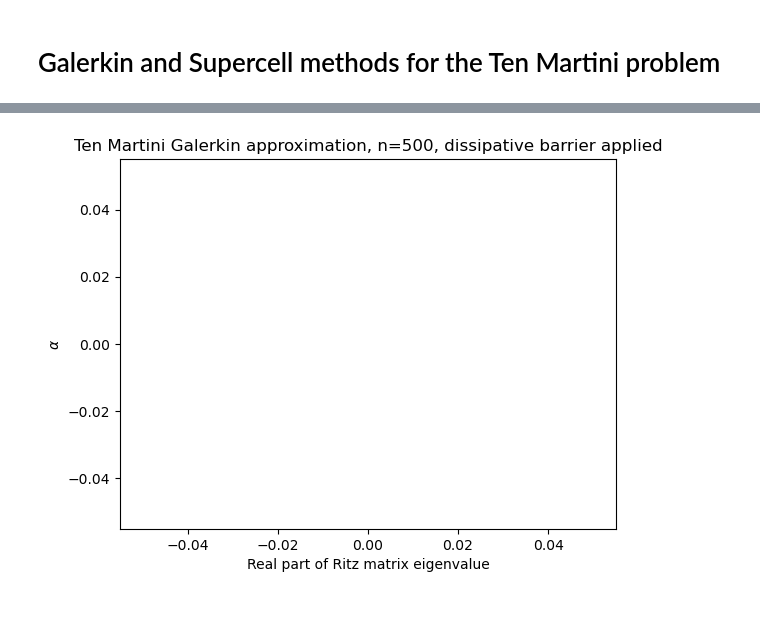
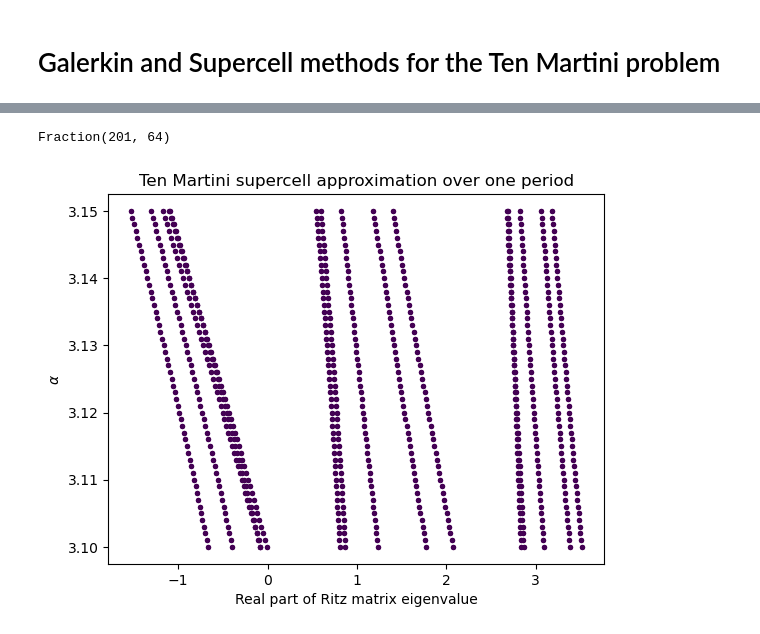
Before and after one commit to alexhroom/thesis, a Jupyter notebook: 30 Code/notebooks/ten-martini.ipynb, the cells around one changed output, grey strips where cells are left out. Saved outputs shown, nothing was run; the diff lists cells and outputs as text; code cells hidden in the pictures.

```diff
--- a/30 Code/notebooks/ten-martini.ipynb
+++ b/30 Code/notebooks/ten-martini.ipynb
@@ -13,8 +19,8 @@ def diag(alpha):
 # %%
 # regular Ritz method
 spec = {}
-for a in tqdm(np.linspace(-1, 1, 50)):
-    spec[a] = ritz_tridiag(1, diag(a), 1, 500)
+for a in tqdm(np.linspace(-1, 1, 201)):
+    spec[a] = ritz_tridiag(1, diag(a), 1, 750)
 # %%
 for alpha, vals in spec.items():
     plt.scatter(vals.real, [alpha]*len(vals), c = "#440154" ,s = 8)
@@ -27,4 +33,27 @@ plt.show()
 # %%
-dbm_spec = {}
-for a in tqdm(np.linspace(-1, 1, 50)):
-    dbm_spec[a] = ritz_tridiag(1, lambda n: diag(a)(n) + 1j*(abs(n)<750), 1, 500)
+cell_spec = {}
+for a in tqdm(np.linspace(-1, 1, 201)):
+    cell_spec[a] = supercell(1, diag(a), 1, 100, alpha_samples=10)
+# %%
+from matplotlib import colormaps
+fig = plt.figure(dpi=300)
+ax1 = fig.add_subplot()
+for a in cell_spec.keys():
+    viridis = colormaps["twilight_shifted"].resampled(len(cell_spec[a]))
+    ax1.set_prop_cycle(color=viridis.colors)
+    for theta_vals in cell_spec[a].values():
+        ax1.scatter(theta_vals.real, [a]*len(theta_vals), s = 8, alpha=0.1)
+ax1.set_title("Almost Mathieu operator Floquet-Bloch calculation over one period")
+ax1.set_xlabel("Real part of Ritz matrix eigenvalue")
+ax1.set_ylabel(r"$\alpha$")
+norm = plt.Normalize(0, 2*np.pi)
+cmap = plt.get_cmap("twilight_shifted")
+sm = plt.cm.ScalarMappable(norm=norm, cmap=cmap)
+cb = fig.colorbar(sm, ax=ax1, ticks=list(np.linspace(0, 2*np.pi, 10)))
+cb.set_label(
+    r"value of $\theta$",
+    rotation=270,
+    labelpad=15,
+)
+
+fig.show()
@@ -31,10 +62,29 @@ for a in tqdm(np.linspace(-1, 1, 50)):
+# %%
+from functools import reduce
+def engel(seq):
+    """Compute a fraction from its Engel expansion."""
+    if len(seq) == 1:
+        return seq[0]
+    else:
+        return 1/reduce(lambda x, y: x*y, seq) + engel(seq[:-1])
+
+def pi(n):
+    return engel([1, 1, 1, 8, 8, 17, 19, 300, 1991, 2492, 7236, 10586, 34588, 63403, 70637, 1236467, 5417668, 5515697, 5633167, 7458122][:n])
+pi(5)
+get_denom(pi(5))
+# %% [output]
+Fraction(201, 64)
+# %%
+cell_spec_pi = {}
+for a in tqdm(np.linspace(3.1, 3.15, 51)):
+    cell_spec_pi[a] = supercell(1, diag(a), 1, get_denom(a), alpha_samples=10)
 # %%
-for alpha, vals in spec.items():
-    filtered_vals = np.array([v for v in vals if v.imag>0.95])
-    plt.scatter(filtered_vals.real, [alpha]*len(filtered_vals), c = "#440154" ,s = 8)
-plt.title("Ten Martini Galerkin approximation, n=500, dissipative barrier applied")
+for alpha, vals in cell_spec_pi.items():
+    for theta_vals in vals.values():
+        plt.scatter(theta_vals.real, [alpha]*len(theta_vals), c = "#440154" ,s = 8)
+plt.title("Ten Martini supercell approximation over one period")
 plt.xlabel("Real part of Ritz matrix eigenvalue")
 plt.ylabel(r"$\alpha$")
 plt.show()
 # %% [output]
-[figure, old version]
+[figure, new version]
```
Also changed, not shown: parts of 6 cells of this notebook, 13 other files.
